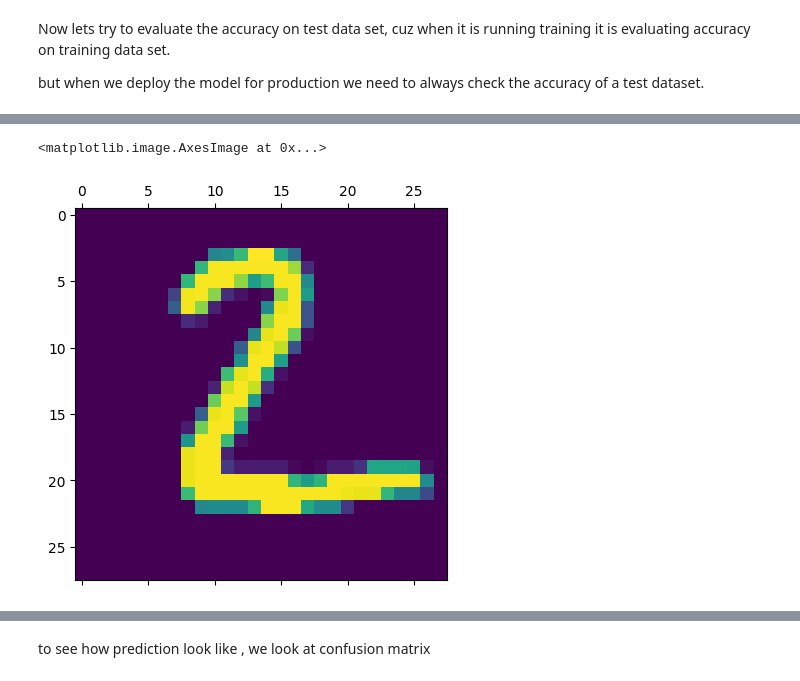
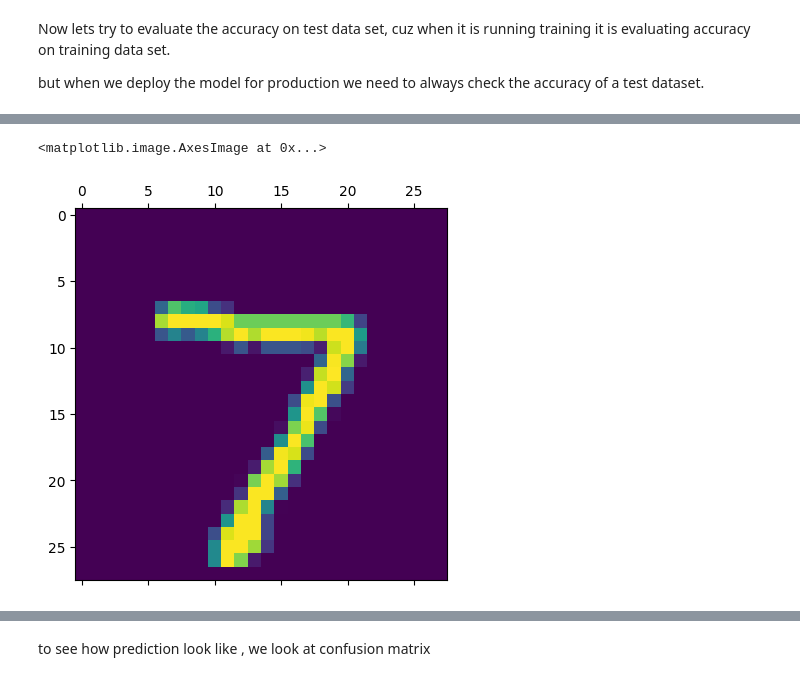
Before and after one commit to Sidharth-NK/ML_PROJECTS_BASIC, a Jupyter notebook: Handwritten_digits_recognition.ipynb, the cells around one changed output, grey strips where cells are left out. Drawn from its saved outputs; the diff is of its cells as text; code cells hidden in the pictures.

```diff
--- a/Handwritten_digits_recognition.ipynb
+++ b/Handwritten_digits_recognition.ipynb
@@ -92,8 +89,8 @@ model.evaluate(x_test_flattened,y_test)
 # %%
-plt.matshow(x_test[1])
+plt.matshow(x_test[0])
 # %% [output]
 <matplotlib.image.AxesImage at 0x...>
-[figure, old version]
+[figure, new version]
 # %%
 # Sample prediction
 y_predicted = model.predict(x_test_flattened)
```
Also changed, not shown: parts of 18 cells of this notebook.
